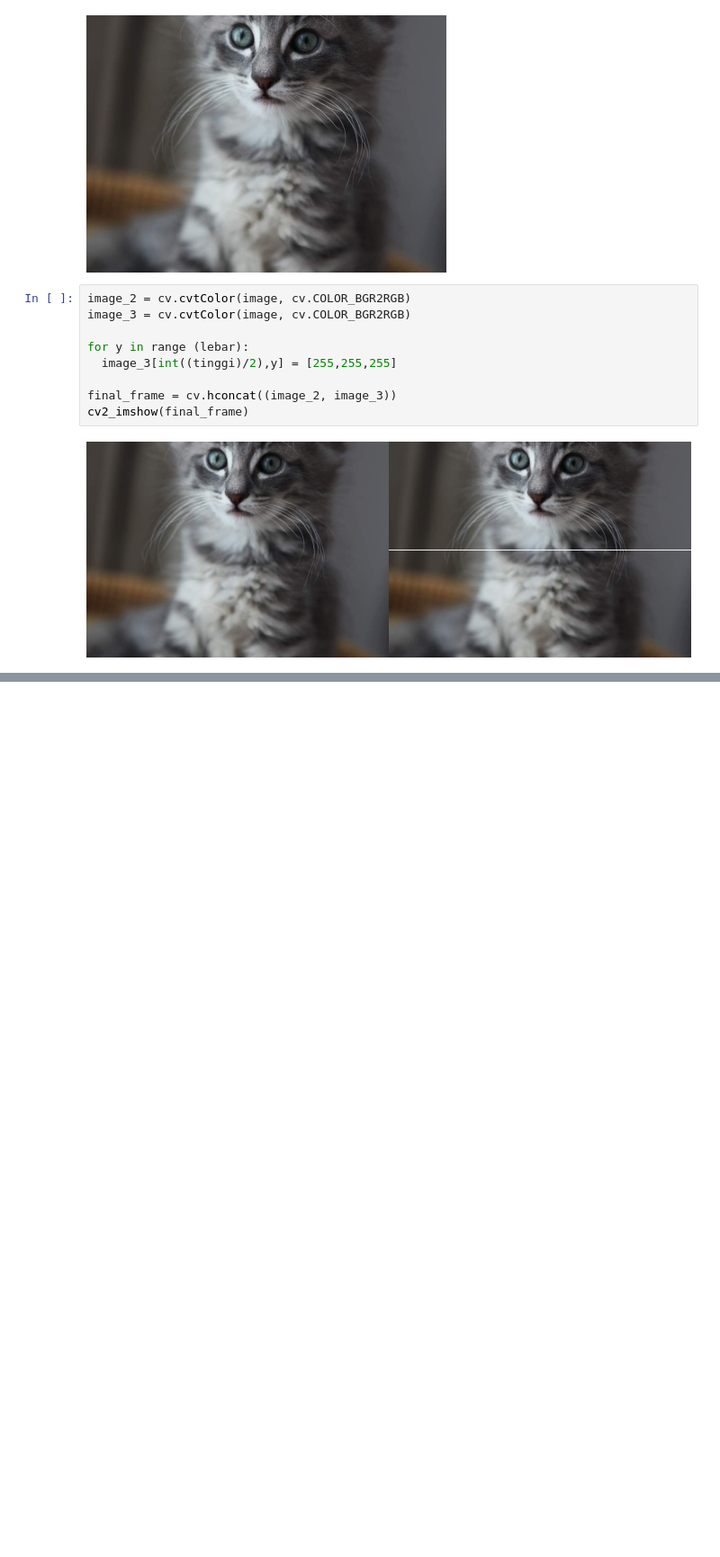
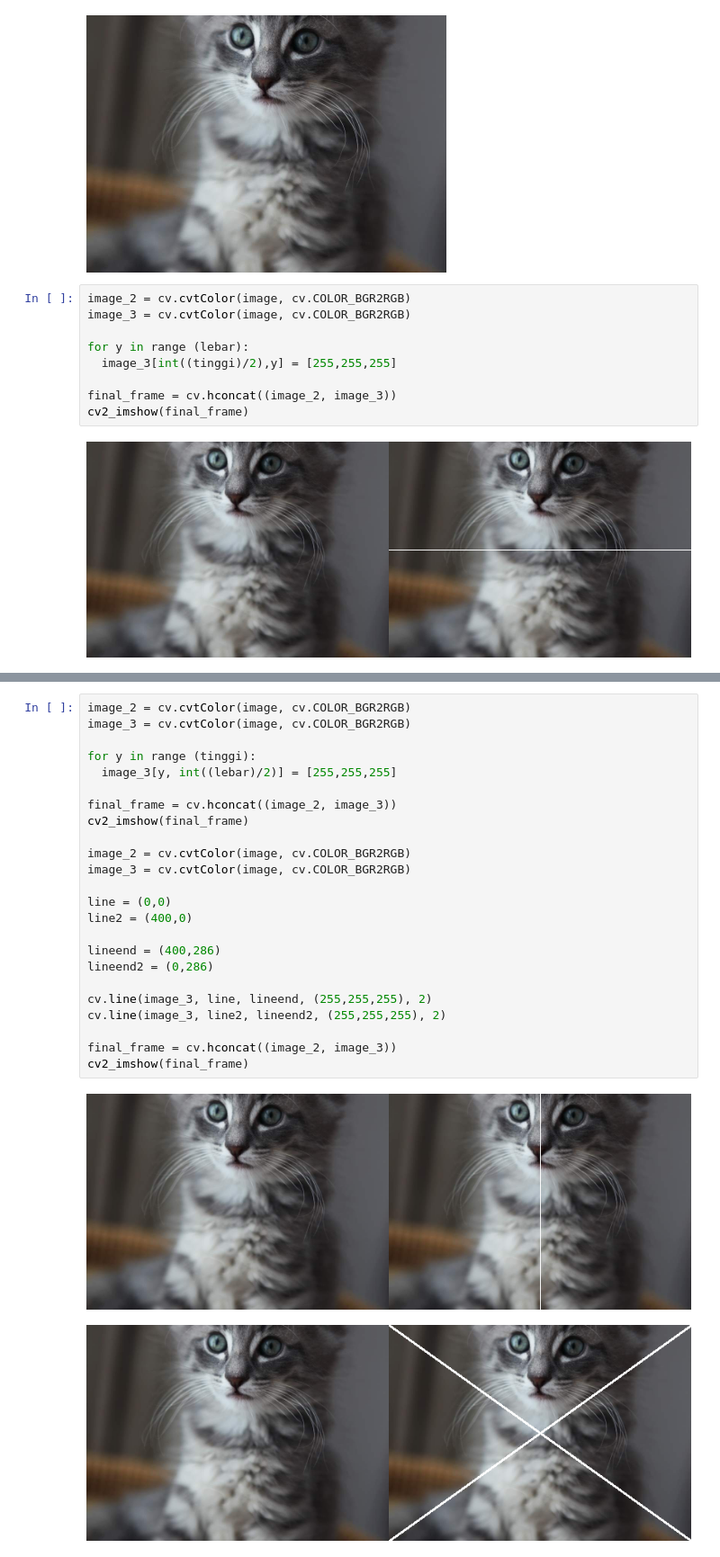
Before and after one commit to dhikaainul/PCVK_Ganjil_2022, a Jupyter notebook: jobsheet1.ipynb, the cells around one changed output, grey strips where cells are left out. Shown at 90% size. Cells and saved outputs as stored; diff of their text form; blank space fills up the shorter version.

```diff
--- a/jobsheet1.ipynb
+++ b/jobsheet1.ipynb
@@ -45,0 +58,27 @@ cv2_imshow(final_frame)
+# %%
+image_2 = cv.cvtColor(image, cv.COLOR_BGR2RGB)
+image_3 = cv.cvtColor(image, cv.COLOR_BGR2RGB)
+
+for y in range (tinggi):
+  image_3[y, int((lebar)/2)] = [255,255,255]
+
+final_frame = cv.hconcat((image_2, image_3))
+cv2_imshow(final_frame)
+
+image_2 = cv.cvtColor(image, cv.COLOR_BGR2RGB)
+image_3 = cv.cvtColor(image, cv.COLOR_BGR2RGB)
+
+line = (0,0)
+line2 = (400,0)
+
+lineend = (400,286)
+lineend2 = (0,286)
+
+cv.line(image_3, line, lineend, (255,255,255), 2)
+cv.line(image_3, line2, lineend2, (255,255,255), 2)
+
+final_frame = cv.hconcat((image_2, image_3))
+cv2_imshow(final_frame)
+# %% [output]
+[figure, added]
+[figure, added]
```
Also changed, not shown: parts of 1 cell of this notebook.
